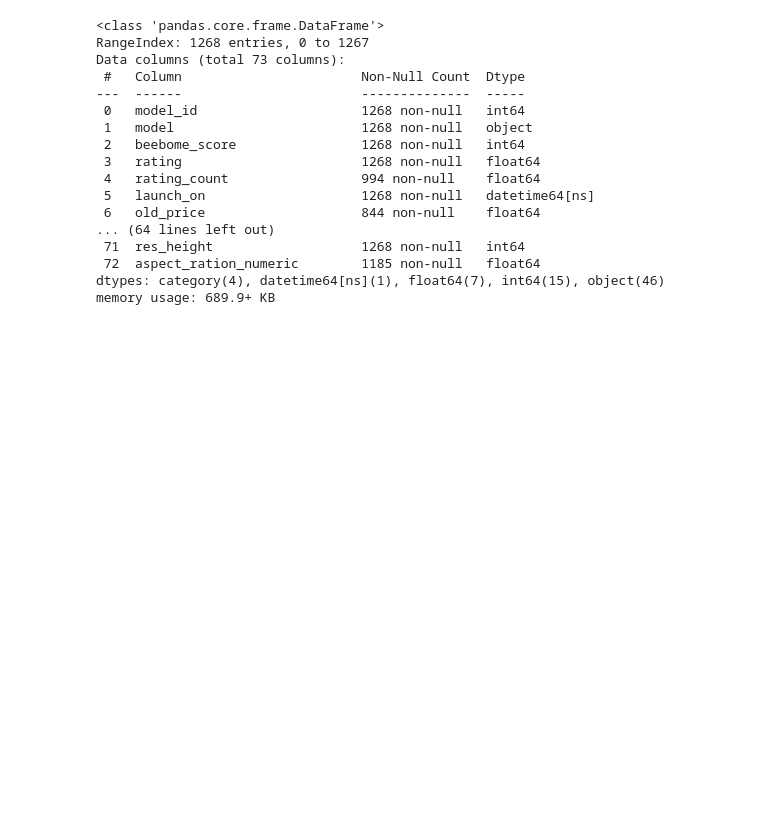
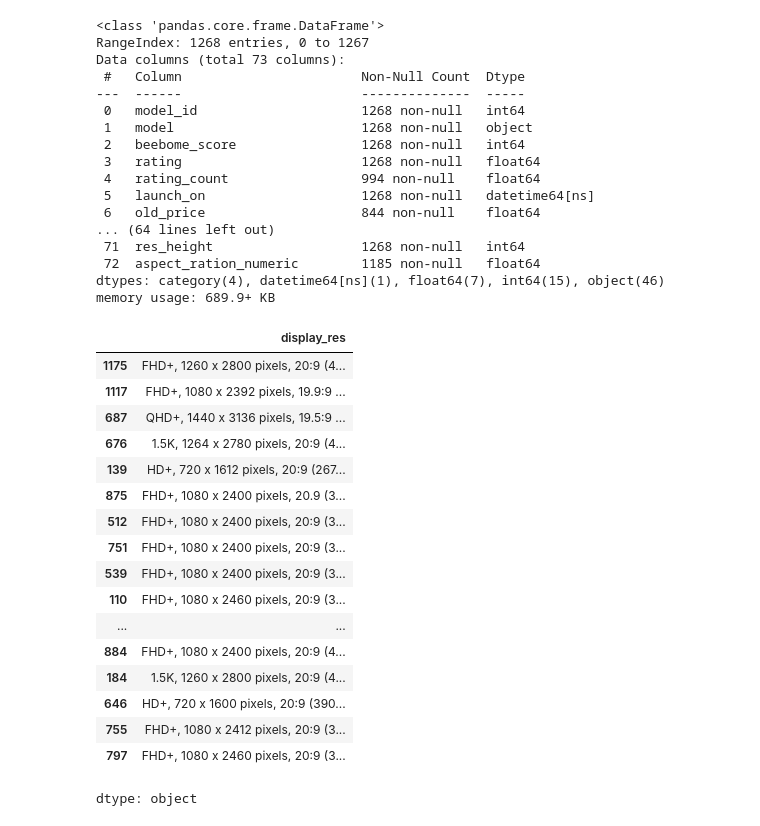
Before and after one commit to rajeshxdatascience/smartphone-recommender-system, a Jupyter notebook: SpecLens_AI_Data_Engineering.ipynb, the cells around one changed output. Drawn from its saved outputs; the diff is of its cells as text; code cells hidden in the pictures; blank space fills up the shorter version.

```diff
--- a/SpecLens_AI_Data_Engineering.ipynb
+++ b/SpecLens_AI_Data_Engineering.ipynb
@@ -1568,3 +1568,24 @@ Data columns (total 73 columns):
  72  aspect_ration_numeric        1185 non-null   float64
 dtypes: category(4), datetime64[ns](1), float64(7), int64(15), object(46)
 memory usage: 689.9+ KB
+# %%
+df['display_res'].sample(20)
+# %% [output]
+|  | display_res |
+| 1175 | FHD+, 1260 x 2800 pixels, 20:9 (4... |
+| 1117 | FHD+, 1080 x 2392 pixels, 19.9:9 ... |
+| 687 | QHD+, 1440 x 3136 pixels, 19.5:9 ... |
+| 676 | 1.5K, 1264 x 2780 pixels, 20:9 (4... |
+| 139 | HD+, 720 x 1612 pixels, 20:9 (267... |
+| 875 | FHD+, 1080 x 2400 pixels, 20.9 (3... |
+| 512 | FHD+, 1080 x 2400 pixels, 20:9 (3... |
+| 751 | FHD+, 1080 x 2400 pixels, 20:9 (3... |
+| 539 | FHD+, 1080 x 2400 pixels, 20:9 (3... |
+| 110 | FHD+, 1080 x 2460 pixels, 20:9 (3... |
+| ... | ... |
+| 884 | FHD+, 1080 x 2400 pixels, 20:9 (4... |
+| 184 | 1.5K, 1260 x 2800 pixels, 20:9 (4... |
+| 646 | HD+, 720 x 1600 pixels, 20:9 (390... |
+| 755 | FHD+, 1080 x 2412 pixels, 20:9 (3... |
+| 797 | FHD+, 1080 x 2460 pixels, 20:9 (3... |
+dtype: object
```
Also changed, not shown: parts of 11 cells of this notebook.
